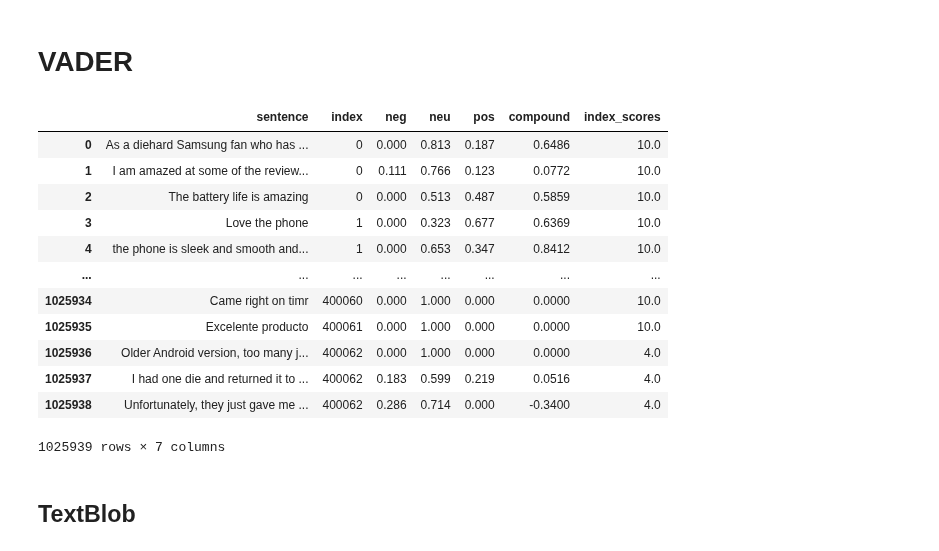
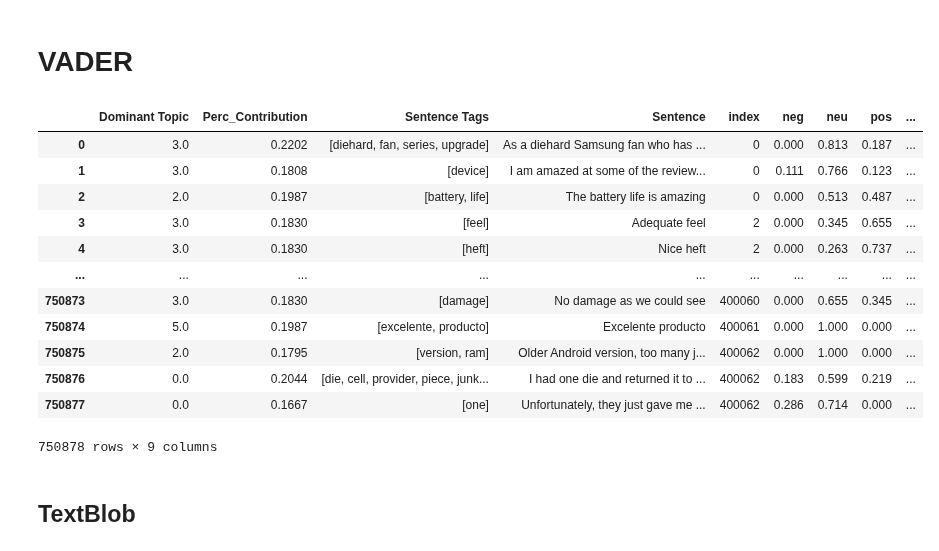
Before and after one commit to ngohngoh/phone-reviews-analysis, a Jupyter notebook: Cell phone Reviews - YL.ipynb, the cells around one changed output. Saved outputs shown, nothing was run; the diff lists cells and outputs as text; code cells hidden in the pictures.

```diff
--- a/Cell phone Reviews - YL.ipynb
+++ b/Cell phone Reviews - YL.ipynb
@@ -777,7 +777,8 @@ df_dominant_topic.head(10)
 | 9 | 9 | 4.0 | 0.1473 | good, price, product, mobile, exc... | [long, product, consumer, ability... |
 # %%
 import pickle
-pickle.dump(df_dominant_topic, open('df_dominant_topic.pkl', 'wb'))
+#pickle.dump(df_dominant_topic, open('df_dominant_topic.pkl', 'wb'))
+df_dominant_topic = pickle.load(open("dominant_topic.pkl", "rb"))
 # %%
 import pickle
 
@@ -798,3 +799,5 @@ pickle.dump(sentences_df, open("sentences_df.pkl", "wb"))
 ###@@@@@@@@@ THIS IS TO ***OPEN*** THE SENTENCES DF FROM THE STORED PICKLE FILE @@@@@@@@@###
 ### CHECKPOINT - can just load the pickle file and start running your analysis
 #sentences_df = pickle.load(open("sentences_df.pkl", "rb"))
+# %%
+df_dominant_topic = pickle.load(open("dominant_topic.pkl", "rb"))
@@ -807,13 +819,13 @@ def sa_score(name_df,arg_num):
 
     if arg_num == 0:
         try:
-            for sentence_value in name_df['sentence']:
+            for sentence_value in name_df['Sentence']:
                 score = analyser.polarity_scores(sentence_value)
                 scores.append(score)
         except Exception as e:
             print(str(e))
     else:
-        for sentence_value in name_df['sentence']:
+        for sentence_value in name_df['Sentence']:
             tb = TextBlob(sentence_value)
             scores.append(tb.sentiment.polarity)
 
@@ -838,24 +861,24 @@ sentences_df_sa.drop(sentences_df_sa.columns.difference(['sentence','index']), 1
 from vaderSentiment.vaderSentiment import SentimentIntensityAnalyzer
 analyser = SentimentIntensityAnalyzer()
 # %%
-vader_scores = sa_score(sentences_df_sa,0)
-vader_sentencesScores = pd.concat([sentences_df_sa,pd.DataFrame(vader_scores)],axis =1, sort = False)
-vader_sentencesScores['index_scores'] = index_score_list
+vader_scores = sa_score(df_dominant_topic,0)
+vader_sentencesScores = pd.concat([df_dominant_topic,pd.DataFrame(vader_scores)],axis =1, sort = False)
+#vader_sentencesScores['index_scores'] = index_score_list
 vader_sentencesScores
 # %% [output]
-|  | sentence | index | neg | neu | pos | compound | index_scores |
-| 0 | As a diehard Samsung fan who has ... | 0 | 0.000 | 0.813 | 0.187 | 0.6486 | 10.0 |
-| 1 | I am amazed at some of the review... | 0 | 0.111 | 0.766 | 0.123 | 0.0772 | 10.0 |
-| 2 | The battery life is amazing | 0 | 0.000 | 0.513 | 0.487 | 0.5859 | 10.0 |
-| 3 | Love the phone | 1 | 0.000 | 0.323 | 0.677 | 0.6369 | 10.0 |
-| 4 | the phone is sleek and smooth and... | 1 | 0.000 | 0.653 | 0.347 | 0.8412 | 10.0 |
-| ... | ... | ... | ... | ... | ... | ... | ... |
-| 1025934 | Came right on timr | 400060 | 0.000 | 1.000 | 0.000 | 0.0000 | 10.0 |
-| 1025935 | Excelente producto | 400061 | 0.000 | 1.000 | 0.000 | 0.0000 | 10.0 |
-| 1025936 | Older Android version, too many j... | 400062 | 0.000 | 1.000 | 0.000 | 0.0000 | 4.0 |
-| 1025937 | I had one die and returned it to ... | 400062 | 0.183 | 0.599 | 0.219 | 0.0516 | 4.0 |
-| 1025938 | Unfortunately, they just gave me ... | 400062 | 0.286 | 0.714 | 0.000 | -0.3400 | 4.0 |
+|  | Dominant Topic | Perc_Contribution | Sentence Tags | Sentence | index | neg | neu | pos | ... |
+| 0 | 3.0 | 0.2202 | [diehard, fan, series, upgrade] | As a diehard Samsung fan who has ... | 0 | 0.000 | 0.813 | 0.187 | ... |
+| 1 | 3.0 | 0.1808 | [device] | I am amazed at some of the review... | 0 | 0.111 | 0.766 | 0.123 | ... |
+| 2 | 2.0 | 0.1987 | [battery, life] | The battery life is amazing | 0 | 0.000 | 0.513 | 0.487 | ... |
+| 3 | 3.0 | 0.1830 | [feel] | Adequate feel | 2 | 0.000 | 0.345 | 0.655 | ... |
+| 4 | 3.0 | 0.1830 | [heft] | Nice heft | 2 | 0.000 | 0.263 | 0.737 | ... |
+| ... | ... | ... | ... | ... | ... | ... | ... | ... | ... |
+| 750873 | 3.0 | 0.1830 | [damage] | No damage as we could see | 400060 | 0.000 | 0.655 | 0.345 | ... |
+| 750874 | 5.0 | 0.1987 | [excelente, producto] | Excelente producto | 400061 | 0.000 | 1.000 | 0.000 | ... |
+| 750875 | 2.0 | 0.1795 | [version, ram] | Older Android version, too many j... | 400062 | 0.000 | 1.000 | 0.000 | ... |
+| 750876 | 0.0 | 0.2044 | [die, cell, provider, piece, junk... | I had one die and returned it to ... | 400062 | 0.183 | 0.599 | 0.219 | ... |
+| 750877 | 0.0 | 0.1667 | [one] | Unfortunately, they just gave me ... | 400062 | 0.286 | 0.714 | 0.000 | ... |
-1025939 rows × 7 columns
+750878 rows × 9 columns
 # %%
 ###@@@@@@@@@ THIS IS TO ***SAVE*** THE VADER DF FROM ABOVE @@@@@@@@@###
 pickle.dump(vader_sentencesScores, open("VaderSentencesScores.pkl", "wb"))
```
Also changed, not shown: parts of 60 cells of this notebook, 1 other file.
